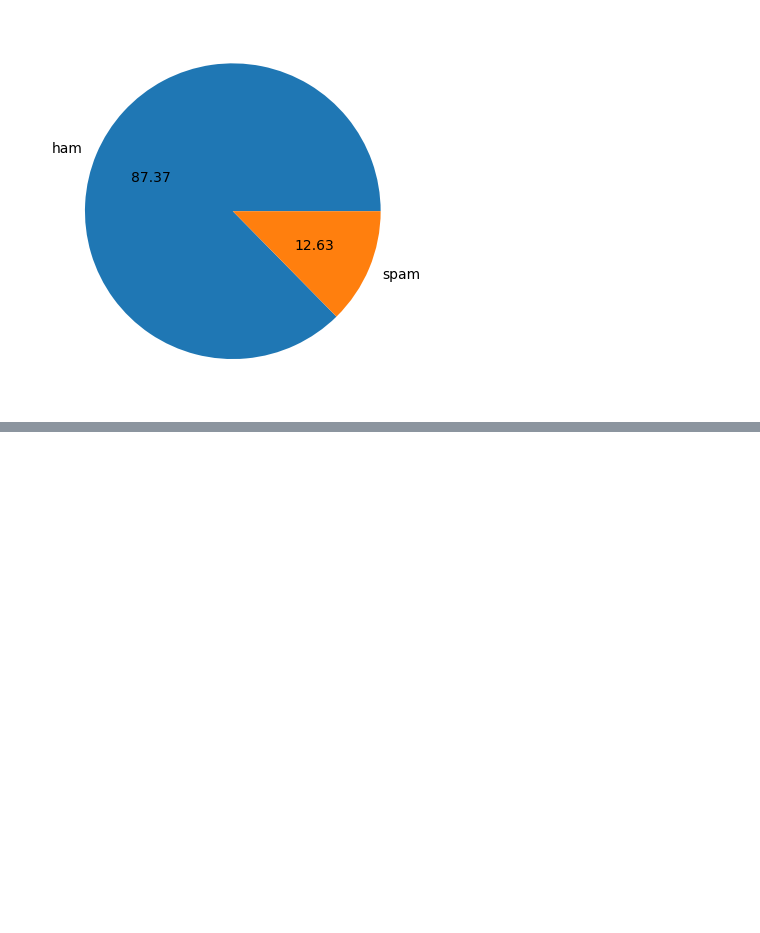
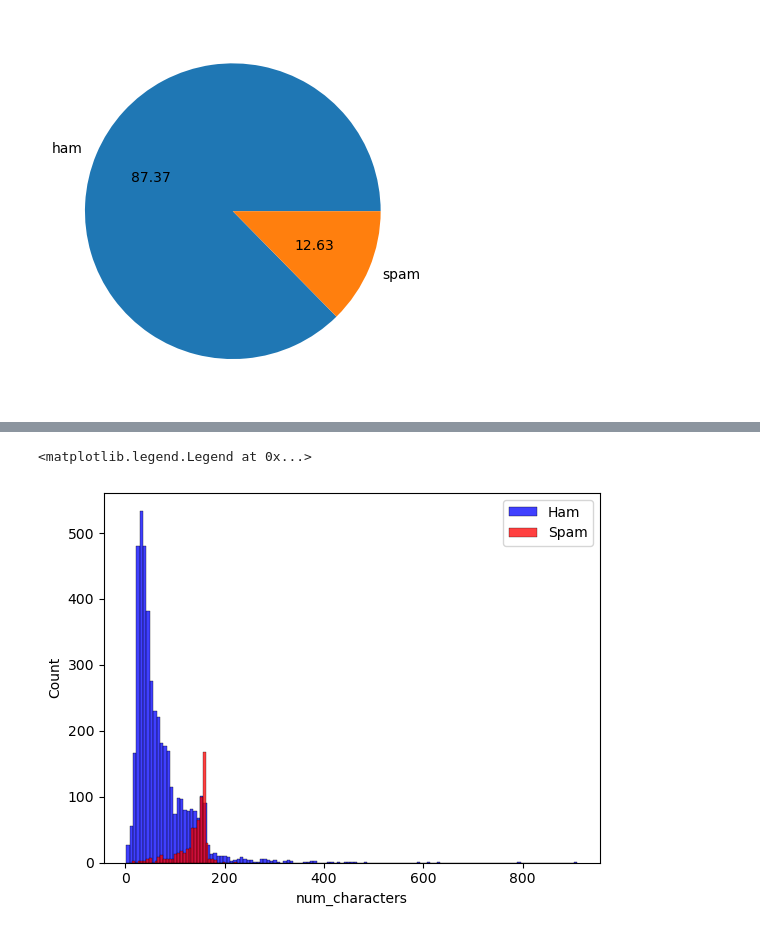
Before and after one commit to Codezilla8/spam-detection, a Jupyter notebook: spam-classification.ipynb, the cells around one changed output, grey strips where cells are left out. Drawn from its saved outputs; the diff is of its cells as text; code cells hidden in the pictures; blank space fills up the shorter version.

```diff
--- a/spam-classification.ipynb
+++ b/spam-classification.ipynb
@@ -77,3 +77,3 @@ df.sample(8)
 # %%
-df["target"] = df["target"].map({"ham": "0", "spam": "1"})
-df.sample(10)
+# df["target"] = df["target"].map({"ham": "0", "spam": "1"})
+# df.sample(10)
@@ -93,7 +81,7 @@ df.sample(10)
 # df["target"] = (df["target"] == "ham").astype(int)
 # df.head()
 # %%
-# from sklearn.preprocessing import LabelEncoder
-# encoder = LabelEncoder()
-# df["target"] = encoder.fit_transform(df["target"])
-# df.head()
+from sklearn.preprocessing import LabelEncoder
+encoder = LabelEncoder()
+df["target"] = encoder.fit_transform(df["target"])
+df.head()
@@ -157,0 +170,4 @@ plt.pie(df['target'].value_counts(), labels=['ham', 'spam'], autopct="%0.2f")
+# %%
+#adding a new column for the number of characters in the text message
+df["num_characters"] = df["text"].apply(len)
+df.head()
@@ -157,0 +181,4 @@ plt.pie(df['target'].value_counts(), labels=['ham', 'spam'], autopct="%0.2f")
+# %%
+df["num_words"] = df["text"].apply(lambda x: len(nltk.word_tokenize(x)))
+df["num_sentences"] = df["text"].apply(lambda x: len(nltk.sent_tokenize(x)))
+df.head()
@@ -157,0 +231,7 @@ plt.pie(df['target'].value_counts(), labels=['ham', 'spam'], autopct="%0.2f")
+# %%
+sns.histplot(df[df['target'] == 0]['num_characters'], color = 'blue', label='Ham')
+sns.histplot(df[df['target'] == 1]['num_characters'], color = 'red', label='Spam')
+plt.legend()
+# %% [output]
+<matplotlib.legend.Legend at 0x...>
+[figure, added]
```
Also changed, not shown: parts of 32 cells of this notebook.
